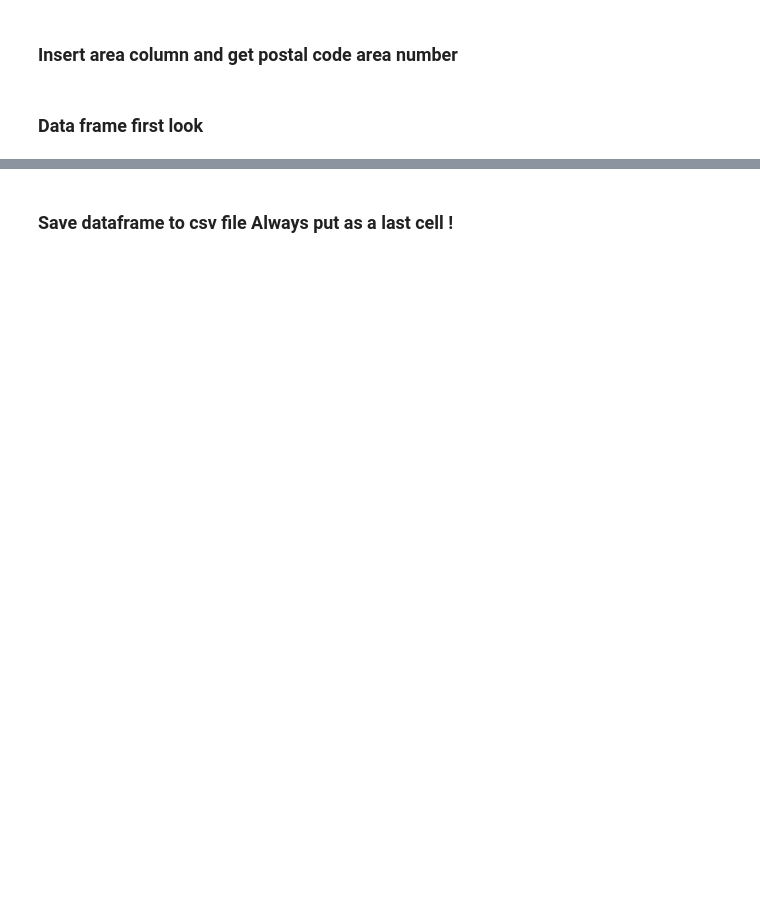
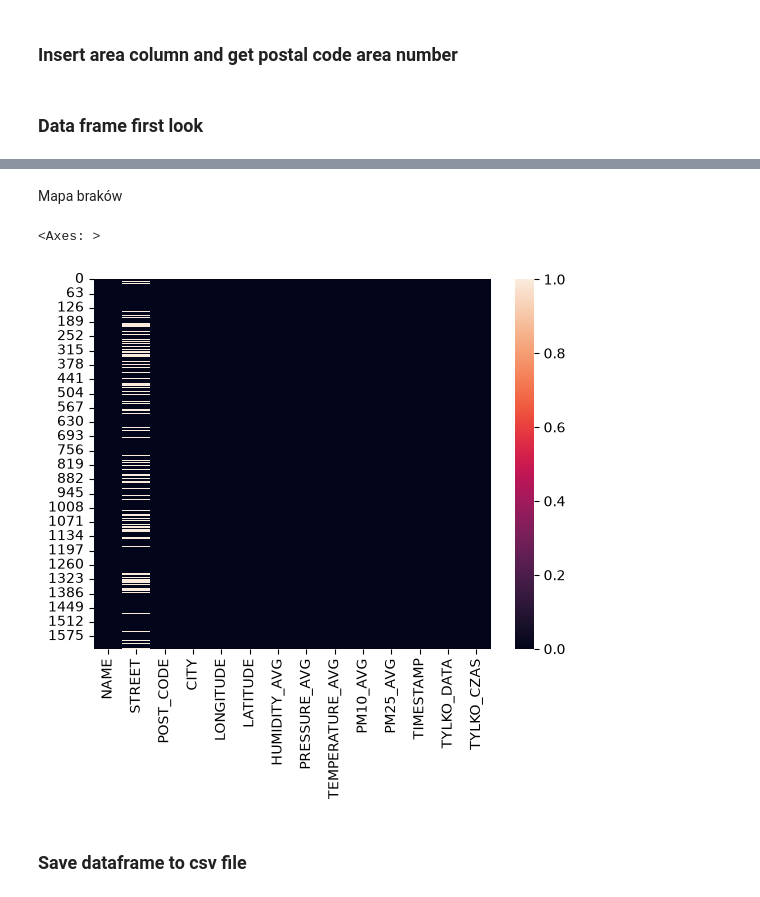
Before and after one commit to Kwadivald/Analiza, a Jupyter notebook: scripts/smog_raw.ipynb, the cells around one changed output, grey strips where cells are left out. Saved outputs shown, nothing was run; the diff lists cells and outputs as text; code cells hidden in the pictures; blank space fills up the shorter version.

```diff
--- a/scripts/smog_raw.ipynb
+++ b/scripts/smog_raw.ipynb
@@ -43,0 +107,2 @@ for x in smog_columns:
+# %%
+df_smog['TIMESTAMP_DATETIME'] = pd.to_datetime(df_smog['TIMESTAMP'], errors='coerce')
@@ -43,0 +111,2 @@ for x in smog_columns:
+# %%
+df_smog['TYLKO_DATA'] = df_smog['TIMESTAMP_DATETIME'].dt.date
@@ -43,0 +115,2 @@ for x in smog_columns:
+# %%
+df_smog['TYLKO_CZAS'] = df_smog['TIMESTAMP_DATETIME'].dt.time
@@ -43,0 +119,2 @@ for x in smog_columns:
+# %%
+df_smog = df_smog.drop(columns=['TIMESTAMP_DATETIME'])
@@ -59,5 +170,12 @@ df_smog
+# %% [markdown]
+Mapa braków
+# %%
+sns.heatmap(df_smog.isna())
+# %% [output]
+<Axes: >
+[figure, added]
 # %% [markdown]
-### Save dataframe to csv file **Always put as a last cell !**
+### Save dataframe to csv file
 # %%
 ts = dt.datetime.now().strftime("%Y%m%d_%H-%M")
 df_smog.to_csv(f"../tests/smog_raw{ts}.csv", index=False)
```
Also changed, not shown: parts of 35 cells of this notebook, 15 other files.
